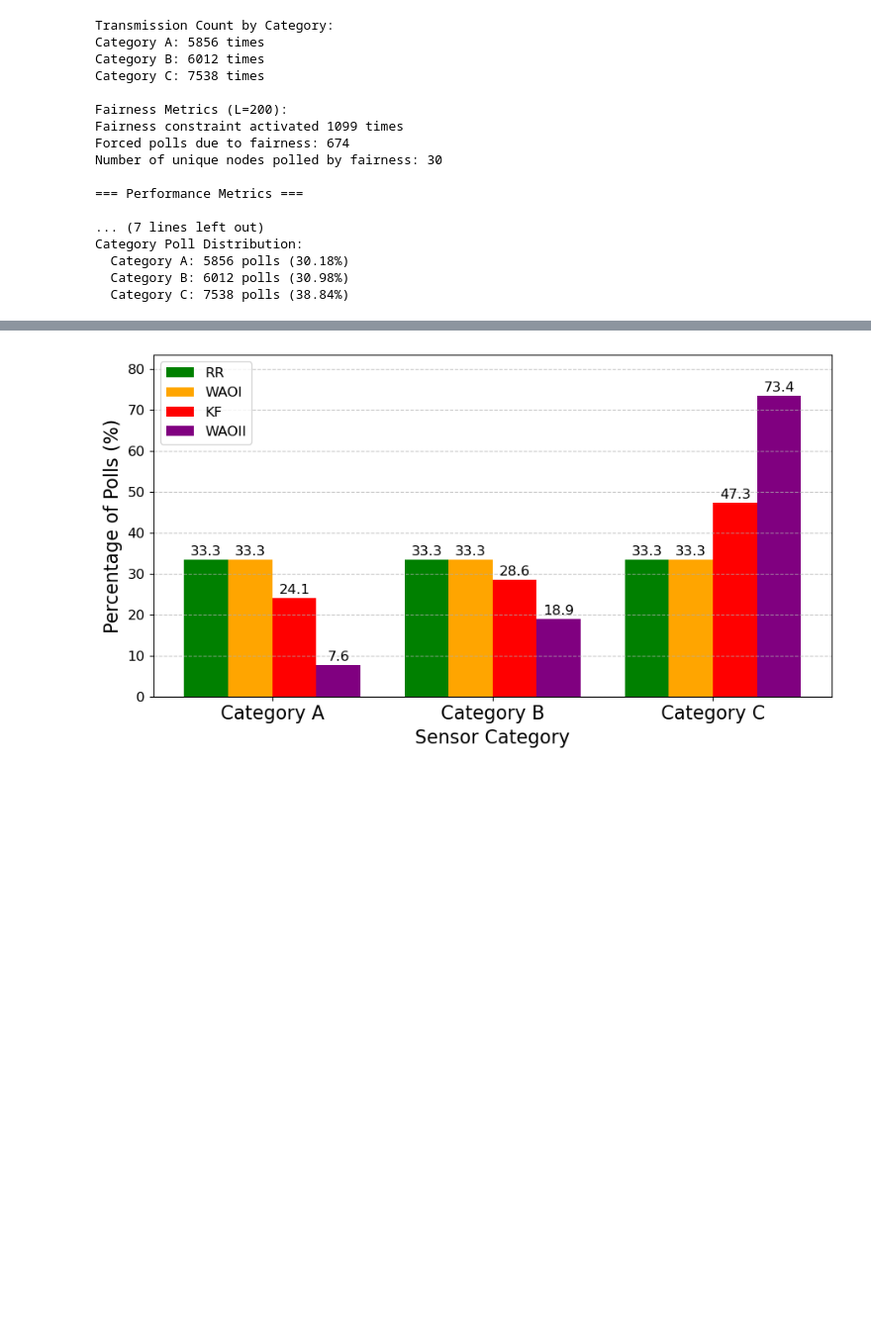
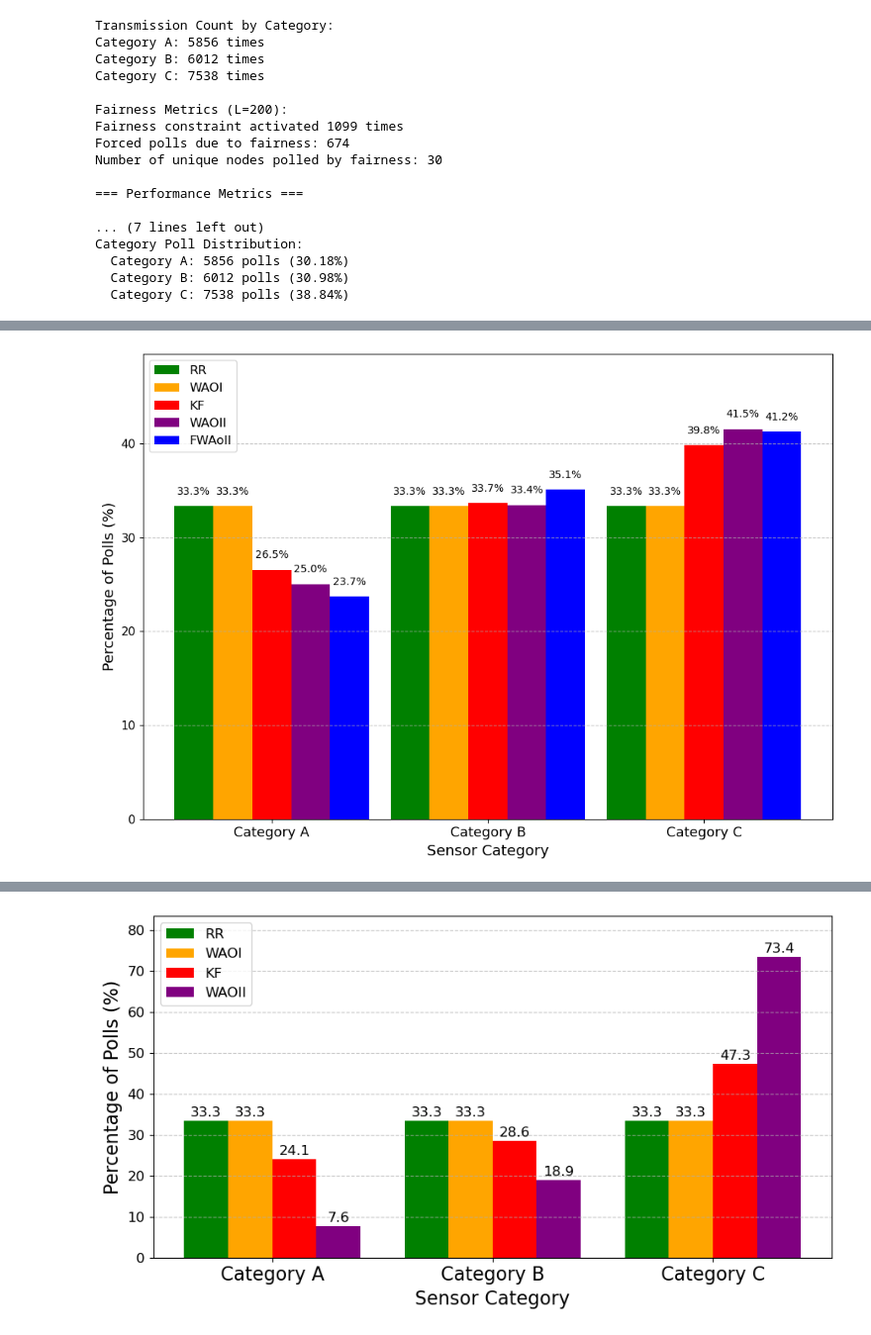
Before and after one commit to sokistar24/wakeupradio, a Jupyter notebook: Scheduling_count.ipynb, the cells around one changed output, grey strips where cells are left out. Shown at 99% size. Drawn from its saved outputs; the diff is of its cells as text; code cells hidden in the pictures; blank space fills up the shorter version.

```diff
--- a/Scheduling_count.ipynb
+++ b/Scheduling_count.ipynb
@@ -2618,0 +2619,88 @@ plt.show()
+# %%
+import matplotlib.pyplot as plt
+import numpy as np
+
+# Transmission counts
+fwaoii_counts = [215,318,374]  # Changed variable name from oracle_counts
+kalman_counts = [2654,3365,3981]
+waoii_counts = [396, 529, 657]
+
+# WAOII and Round Robin are evenly distributed (33.3% each category)
+waoi_round_robin_counts = [1/3, 1/3, 1/3]
+waoi_33_counts = [1/3, 1/3, 1/3]  # WAOI with 33.3% in each category
+
+# Compute total counts for each method
+total_fwaoii = sum(fwaoii_counts)  # Changed variable name
+total_kalman = sum(kalman_counts)
+total_waoii = sum(waoii_counts)
+
+# Convert to percentages
+fwaoii_percentages = [count / total_fwaoii * 100 for count in fwaoii_counts]  # Changed variable names
+kalman_percentages = [count / total_kalman * 100 for count in kalman_counts]
+waoii_percentages = [count / total_waoii * 100 for count in waoii_counts]
+waoi_round_robin_percentages = [value * 100 for value in waoi_round_robin_counts]
+waoi_33_percentages = [value * 100 for value in waoi_33_counts]
+
+# Define the sensor categories
+sensor_categories = ['Category A', 'Category B', 'Category C']
+
+# Set width of bars and positions
+width = 0.18
+x = np.arange(len(sensor_categories))  # the label locations
+
+# Create figure for plot
+plt.figure(figsize=(10, 7))
+
+# Calculate positions for each group of bars to ensure they don't overlap
+pos1 = x - 2*width
+pos2 = x - width
+pos3 = x
+pos4 = x + width
+pos5 = x + 2*width
+
+# Create bars in the desired order with proper positioning
+plt.bar(pos1, waoi_round_robin_percentages, width, label='RR', color='green')
+plt.bar(pos2, waoi_33_percentages, width, label='WAOI', color='orange')
+plt.bar(pos3, kalman_percentages, width, label='KF', color='red')
+plt.bar(pos4, waoii_percentages, width, label='WAOII', color='purple')
+plt.bar(pos5, fwaoii_percentages, width, label='FWAoII', color='blue')  # Changed variable name and label
+
+# Function to add percentage labels with consistent formatting
+def add_label(positions, values, offset=0):
+    for i, v in enumerate(values):
+        plt.text(positions[i], v + 1, f"{v:.1f}%", ha='center', va='bottom', fontsize=10)
+
+# Add percentage labels with consistent formatting
+add_label(pos1, waoi_round_robin_percentages)
+add_label(pos2, waoi_33_percentages)
+add_label(pos3, kalman_percentages)
+add_label(pos4, waoii_percentages)
+add_label(pos5, fwaoii_percentages)  # Changed variable name
+
+# Labels and formatting
+plt.xlabel('Sensor Category', fontsize=14)
+plt.ylabel('Percentage of Polls (%)', fontsize=14)
+plt.xticks(x, sensor_categories, fontsize=13)
+plt.yticks(np.arange(0, 101, 10), fontsize=11)
+plt.legend(fontsize=12, loc='upper left')
+plt.grid(True, axis='y', linestyle='--', alpha=0.7)
+
+# Set y-axis limit to provide enough room for the labels
+max_value = max([
+    max(fwaoii_percentages),  # Changed variable name
+    max(kalman_percentages),
+    max(waoii_percentages),
+    max(waoi_round_robin_percentages),
+    max(waoi_33_percentages)
+])
+plt.ylim(0, max_value + 8)  # Add extra space for labels
+
+# Add title
+#plt.title('Polling Distribution Across Sensor Categories', fontsize=16)
+
+# Save and show plot
+plt.tight_layout()
+plt.savefig("sensor_activation_percentages.png", dpi=300, bbox_inches='tight')
+plt.show()
+# %% [output]
+[figure, added]
```
Also changed, not shown: parts of 7 cells of this notebook, 5 other files.
